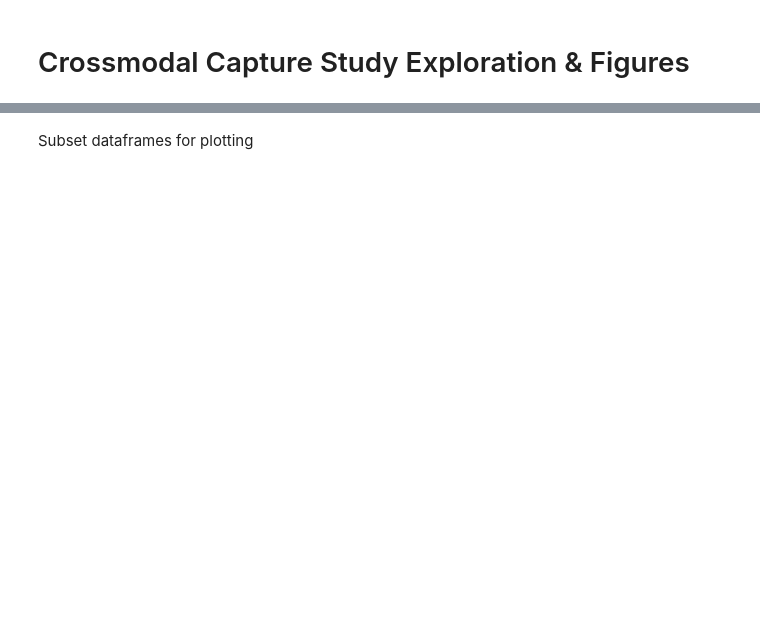
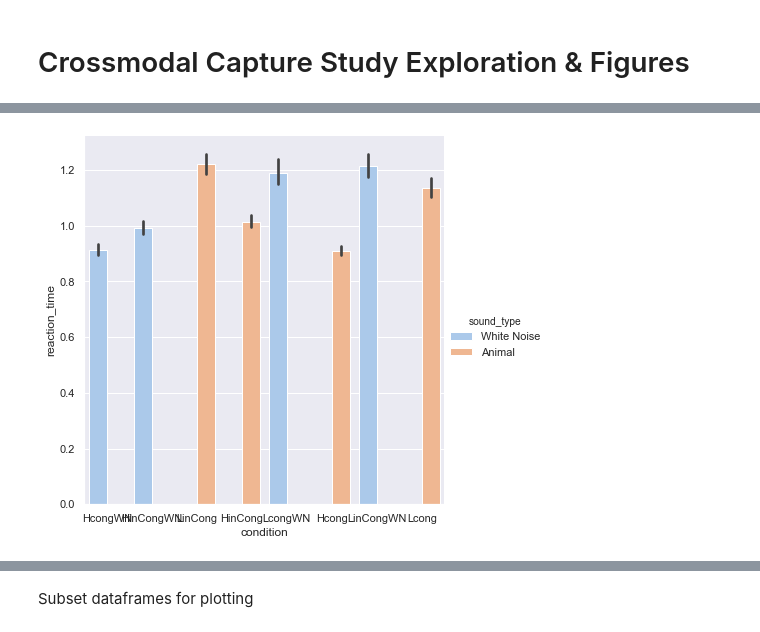
Before and after one commit to sheaduarte/PSC-290-Python-Final-Project, a Jupyter notebook: duarte/notebooks/Duarte_MSD_Exploration_and_Figures.ipynb, the cells around one changed output, grey strips where cells are left out. Cells and saved outputs as stored; diff of their text form; code cells hidden in the pictures; blank space fills up the shorter version.

```diff
--- a/duarte/notebooks/Duarte_MSD_Exploration_and_Figures.ipynb
+++ b/duarte/notebooks/Duarte_MSD_Exploration_and_Figures.ipynb
@@ -39,0 +49,17 @@ rtViolin = ah.violin(df = MSD, x = 'condition', y= 'reaction_time', z = 'sound_t
+# %%
+rt_2 = sns.catplot(x='condition',
+                  y='reaction_time',
+                  data= MSD,
+                  hue = 'sound_type',
+                   kind = 'bar',
+                  order = ['Hcong', 'HcongWN', 'HinCong', 'HinCongWN','Lcong', 'LcongWN', 'LinCong', 'LinCongWN'],
+                 palette = 'pastel')
+plt.rcParams.update({'font.size': 14})
+# %%
+g = sns.catplot(x='condition', y='reaction_time',
+                hue='sound_type', # use this to group, if needed
+                data=MSD,
+                height=6, kind="bar")
+#     g.despine(left=True)
+# %% [output]
+[figure, added]
```
Also changed, not shown: parts of 13 cells of this notebook, 8 other files.
